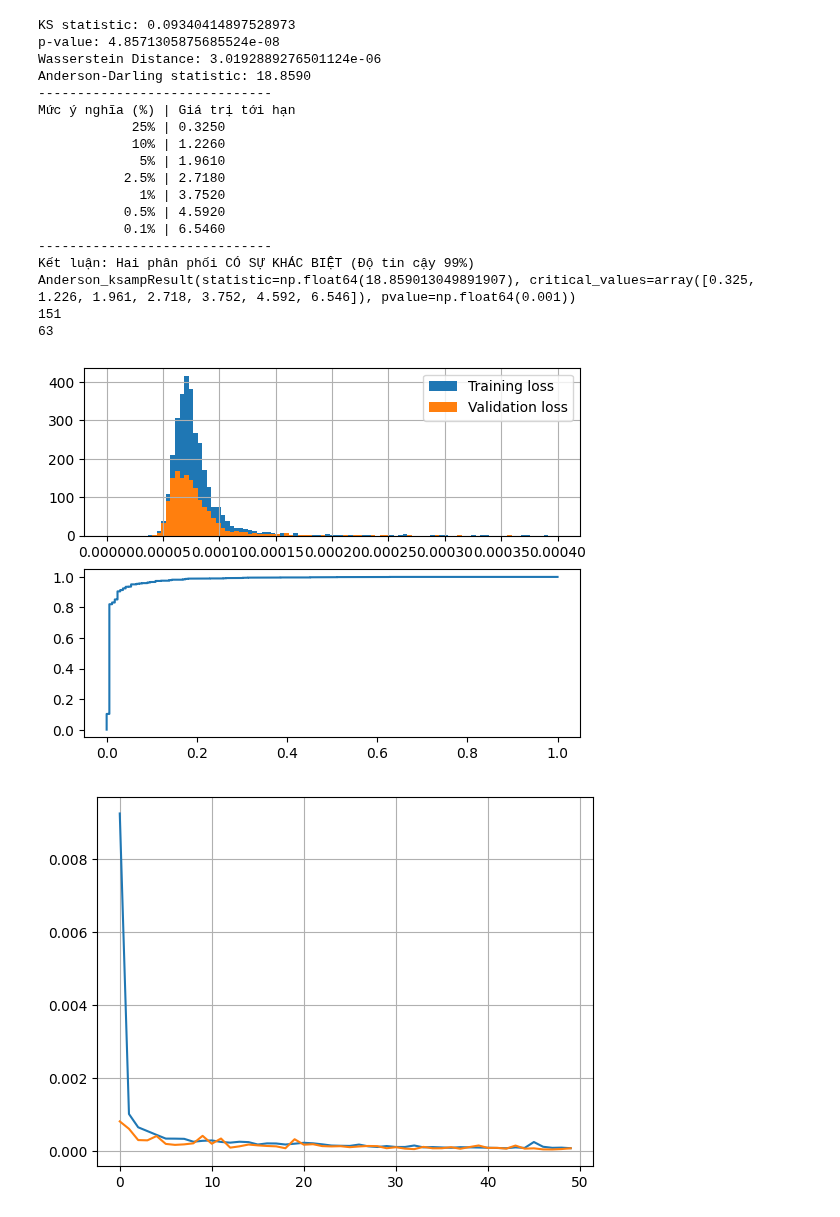
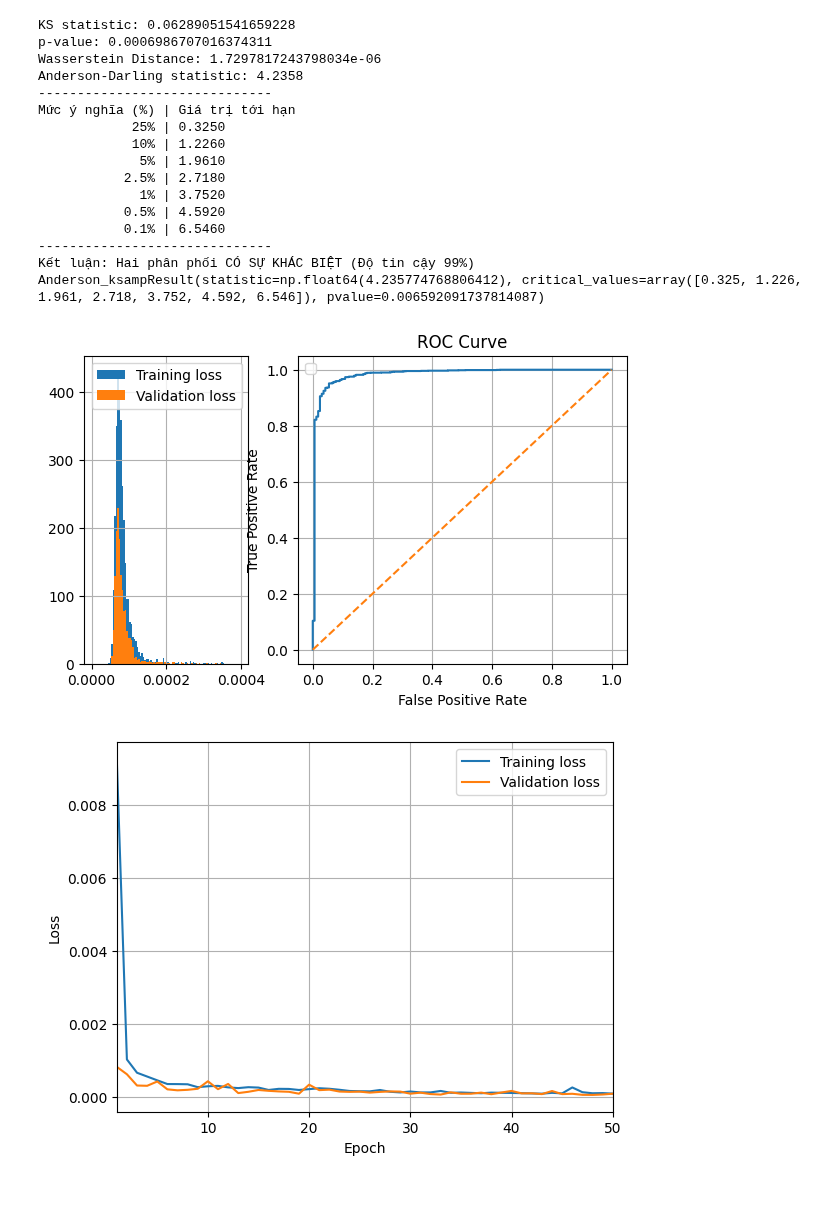
Before and after one commit to DLab1402/my_tool, a Jupyter notebook: ppg_noise_reject/utils/view.ipynb, the cells around one changed output. Drawn from its saved outputs; the diff is of its cells as text; code cells hidden in the pictures.

```diff
--- a/ppg_noise_reject/utils/view.ipynb
+++ b/ppg_noise_reject/utils/view.ipynb
@@ -4,10 +4,10 @@ import sys
 import json
 import numpy as np
 sys.path.append('D:/my_project/my_tool/ppg_noise_reject/utils')
-TRAIN_PATH = "H:/My Drive/data_set_ppg_reject4/train"
-VAL_PATH = "H:/My Drive/data_set_ppg_reject4/validate"
-TEST_PATH = "H:/My Drive/data_set_ppg_reject4/test"
-BACK_UP = "H:/My Drive/backup/"
+TRAIN_PATH = "J:/My Drive/data_set_ppg_reject4/train"
+VAL_PATH = "J:/My Drive/data_set_ppg_reject4/validate"
+TEST_PATH = "J:/My Drive/data_set_ppg_reject4/test"
+BACK_UP = "J:/My Drive/backup/"
 from template_gen import temp_find
 import matplotlib.pyplot as plt
 # %%
@@ -45,7 +45,7 @@ def check_similarity_anderson(data1, data2):
 
     return result
 
-fig,ax = plt.subplots(2,1)
+fig,ax = plt.subplots(1,2,figsize=(7,4),gridspec_kw={'width_ratios': [1, 2]})
 ax.flatten()
 
 file = os.path.join(BACK_UP,"loss.json")
@@ -62,41 +62,47 @@ with open(file, "r") as f:
 
     print("Wasserstein Distance:", wd)
 
     result = check_similarity_anderson(train, val)
     print(result)
 
     ax[0].hist(train, bins = np.linspace(0, 0.0004, 100), label = "Training loss")
     ax[0].hist(val, bins = np.linspace(0, 0.0004, 100), label = "Validation loss")
 
     ax[0].legend()
     ax[0].grid()
 
 file = os.path.join(BACK_UP,"auc.json")
 with open(file, "r") as f:
     auc = json.load(f)
     fpr = np.array(auc["fpr"])
     tpr = np.array(auc["tpr"])
     ax[1].plot(fpr,tpr)
+    ax[1].grid()
+    ax[1].plot([0,1],[0,1],'--')
+    ax[1].set_xlabel("False Positive Rate")
+    ax[1].set_ylabel("True Positive Rate")
+    ax[1].set_title("ROC Curve")
+    ax[1].legend()
+
+plt.show()
 # %% [output]
-KS statistic: 0.09340414897528973
-p-value: 4.8571305875685524e-08
-Wasserstein Distance: 3.0192889276501124e-06
-Anderson-Darling statistic: 18.8590
+KS statistic: 0.06289051541659228
+p-value: 0.0006986707016374311
+Wasserstein Distance: 1.7297817243798034e-06
+Anderson-Darling statistic: 4.2358
 ------------------------------
 Mức ý nghĩa (%) | Giá trị tới hạn
             25% | 0.3250
             10% | 1.2260
              5% | 1.9610
            2.5% | 2.7180
              1% | 3.7520
            0.5% | 4.5920
            0.1% | 6.5460
 ------------------------------
 Kết luận: Hai phân phối CÓ SỰ KHÁC BIỆT (Độ tin cậy 99%)
-Anderson_ksampResult(statistic=np.float64(18.859013049891907), critical_values=array([0.325, 1.226, 1.961, 2.718, 3.752, 4.592, 6.546]), pvalue=np.float64(0.001))
-151
-63
+Anderson_ksampResult(statistic=np.float64(4.235774768806412), critical_values=array([0.325, 1.226, 1.961, 2.718, 3.752, 4.592, 6.546]), pvalue=0.006592091737814087)
-[figure, old version]
+[figure, new version]
 # %%
 #Training process
 file = os.path.join(BACK_UP,"epoch.json")
@@ -105,11 +111,15 @@ with open(file, "r") as f:
     train = np.array(epoch["train"])
     val = np.array(epoch["val"])
     x = np.array(range(len(train)))
-    plt.plot(x,train,label="Training loss")
-    plt.plot(x,val,label="Validation loss")
+    plt.plot(np.arange(1, 51),train,label="Training loss")
+    plt.plot(np.arange(1, 51),val,label="Validation loss")
     plt.grid()
+    plt.legend()
+    plt.xlim((1,50))
+    plt.ylabel("Loss")
+    plt.xlabel("Epoch")
     plt.show()
 # %% [output]
-[figure, old version]
+[figure, new version]
 # %%
 #PCA case
```
Also changed, not shown: parts of 2 cells of this notebook, 1 other file.
